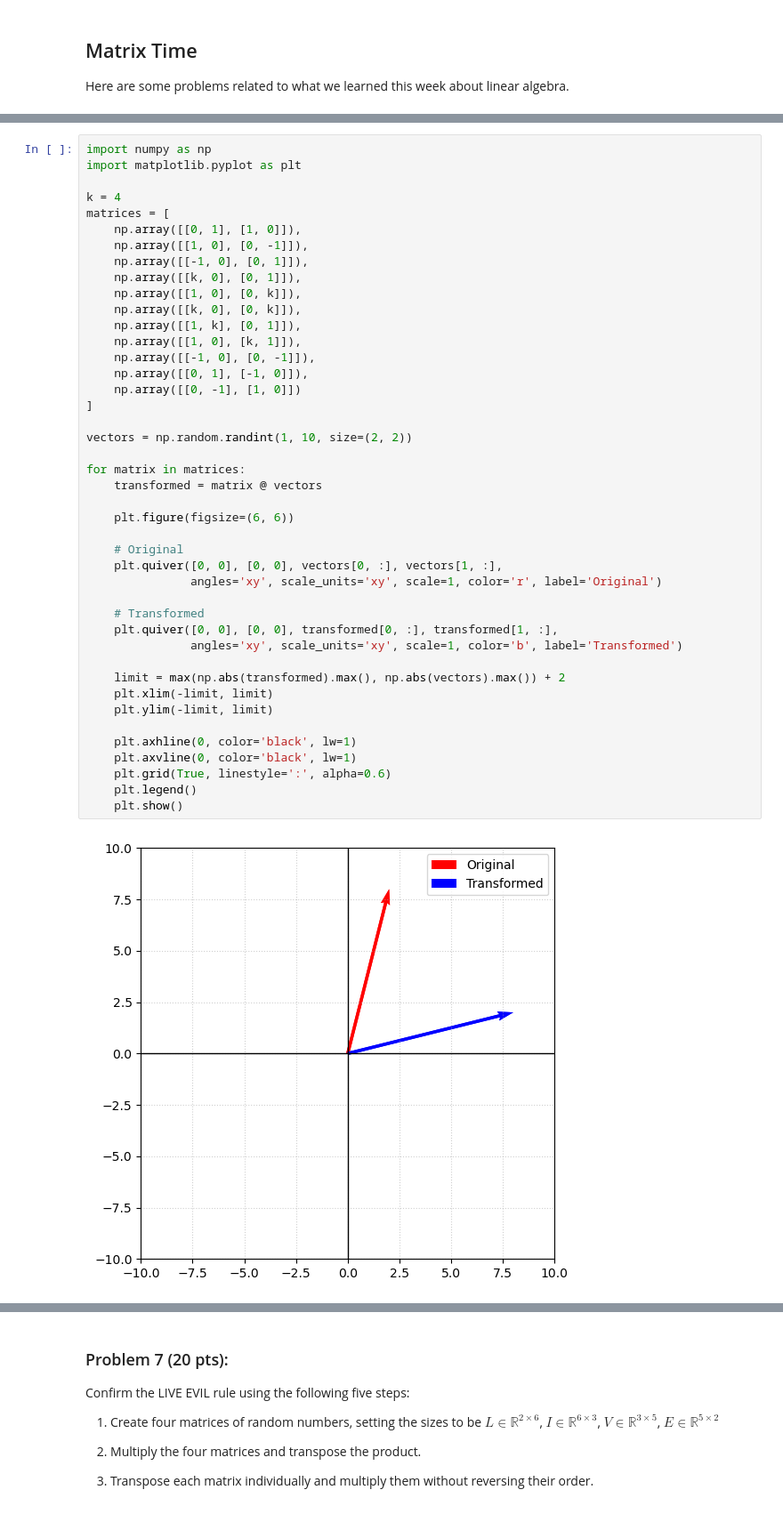
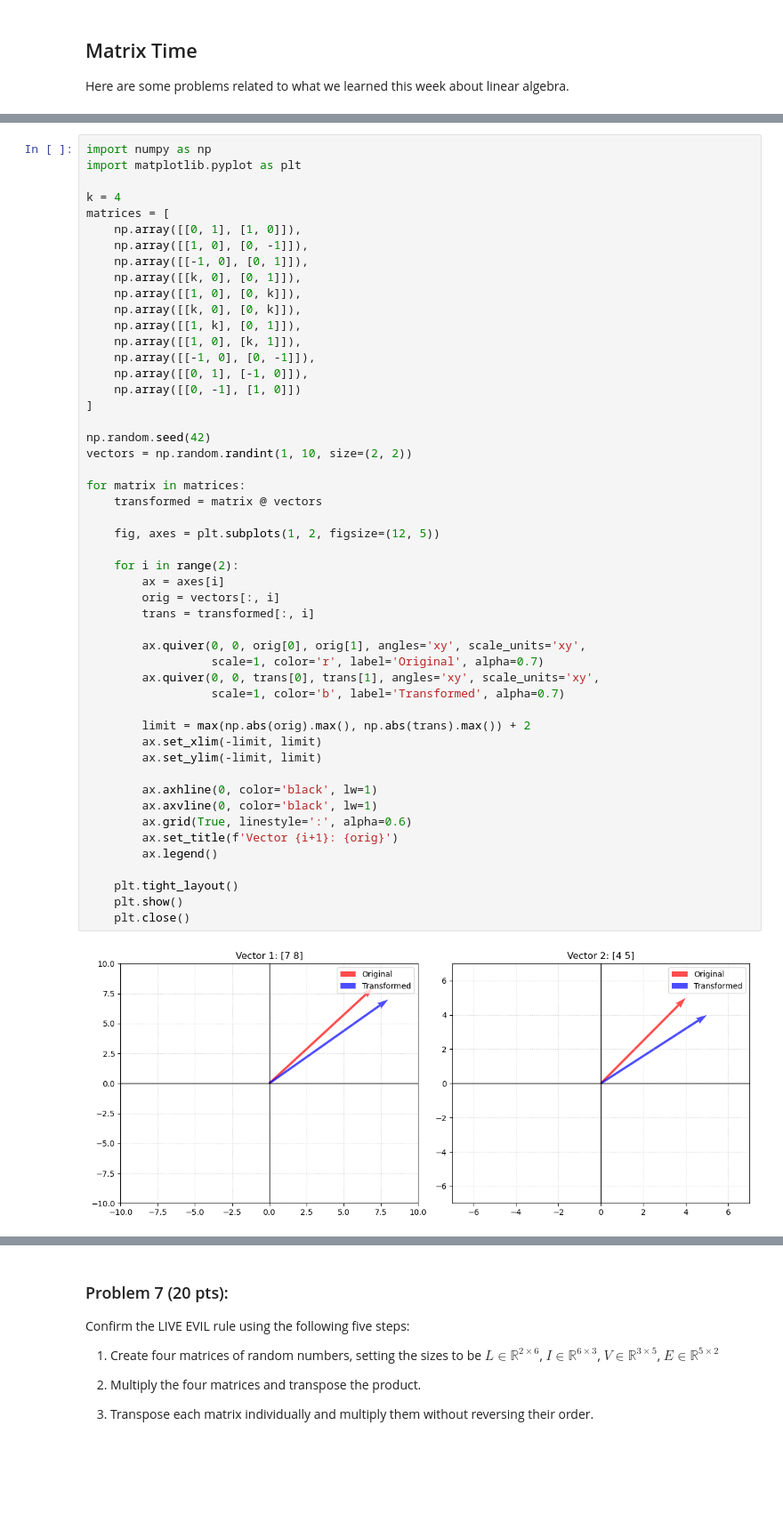
Before and after one commit to MegaGrega/AD450_Assignments, a Jupyter notebook: week_7_data_cleaning_matrix.ipynb, the cells around one changed output, grey strips where cells are left out. Shown at 89% size. Cells and saved outputs as stored; diff of their text form; blank space fills up the shorter version.

```diff
--- a/week_7_data_cleaning_matrix.ipynb
+++ b/week_7_data_cleaning_matrix.ipynb
@@ -290,45 +290,52 @@ Here are some problems related to what we learned this week about linear algebra
 # %%
 import numpy as np
 import matplotlib.pyplot as plt
 
 k = 4
 matrices = [
     np.array([[0, 1], [1, 0]]),
     np.array([[1, 0], [0, -1]]),
     np.array([[-1, 0], [0, 1]]),
     np.array([[k, 0], [0, 1]]),
     np.array([[1, 0], [0, k]]),
     np.array([[k, 0], [0, k]]),
     np.array([[1, k], [0, 1]]),
     np.array([[1, 0], [k, 1]]),
     np.array([[-1, 0], [0, -1]]),
     np.array([[0, 1], [-1, 0]]),
     np.array([[0, -1], [1, 0]])
 ]
 
+np.random.seed(42)
 vectors = np.random.randint(1, 10, size=(2, 2))
 
 for matrix in matrices:
     transformed = matrix @ vectors
 
-    plt.figure(figsize=(6, 6))
+    fig, axes = plt.subplots(1, 2, figsize=(12, 5))
 
-    # Original
-    plt.quiver([0, 0], [0, 0], vectors[0, :], vectors[1, :],
-               angles='xy', scale_units='xy', scale=1, color='r', label='Original')
+    for i in range(2):
+        ax = axes[i]
+        orig = vectors[:, i]
+        trans = transformed[:, i]
 
-    # Transformed
-    plt.quiver([0, 0], [0, 0], transformed[0, :], transformed[1, :],
-               angles='xy', scale_units='xy', scale=1, color='b', label='Transformed')
+        ax.quiver(0, 0, orig[0], orig[1], angles='xy', scale_units='xy',
+                  scale=1, color='r', label='Original', alpha=0.7)
+        ax.quiver(0, 0, trans[0], trans[1], angles='xy', scale_units='xy',
+                  scale=1, color='b', label='Transformed', alpha=0.7)
 
-    limit = max(np.abs(transformed).max(), np.abs(vectors).max()) + 2
-    plt.xlim(-limit, limit)
-    plt.ylim(-limit, limit)
+        limit = max(np.abs(orig).max(), np.abs(trans).max()) + 2
+        ax.set_xlim(-limit, limit)
+        ax.set_ylim(-limit, limit)
 
-    plt.axhline(0, color='black', lw=1)
-    plt.axvline(0, color='black', lw=1)
-    plt.grid(True, linestyle=':', alpha=0.6)
-    plt.legend()
+        ax.axhline(0, color='black', lw=1)
+        ax.axvline(0, color='black', lw=1)
+        ax.grid(True, linestyle=':', alpha=0.6)
+        ax.set_title(f'Vector {i+1}: {orig}')
+        ax.legend()
+
+    plt.tight_layout()
     plt.show()
+    plt.close()
 # %% [output]
-[figure, old version]
+[figure, new version]
```
Also changed, not shown: parts of 2 cells of this notebook.
